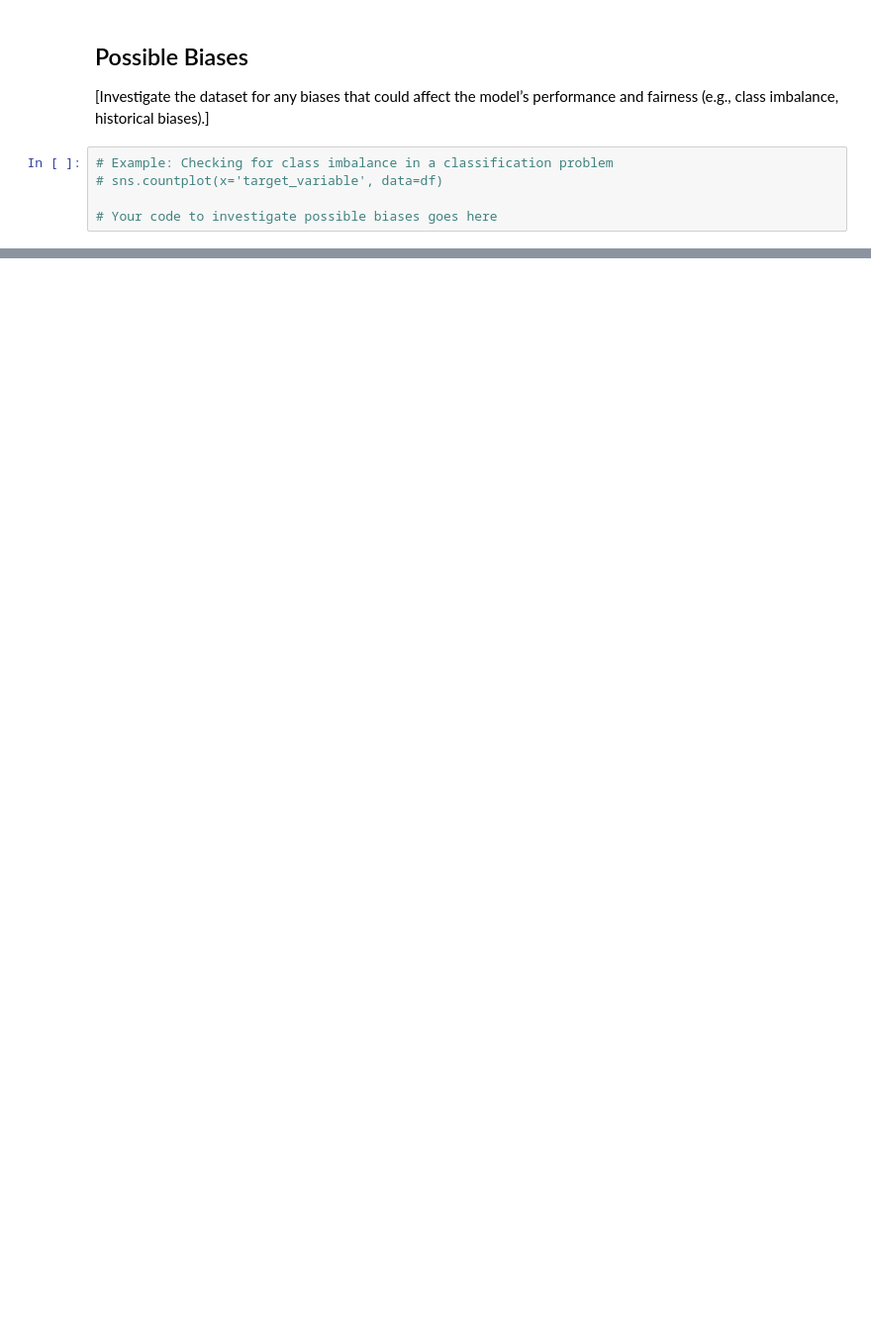
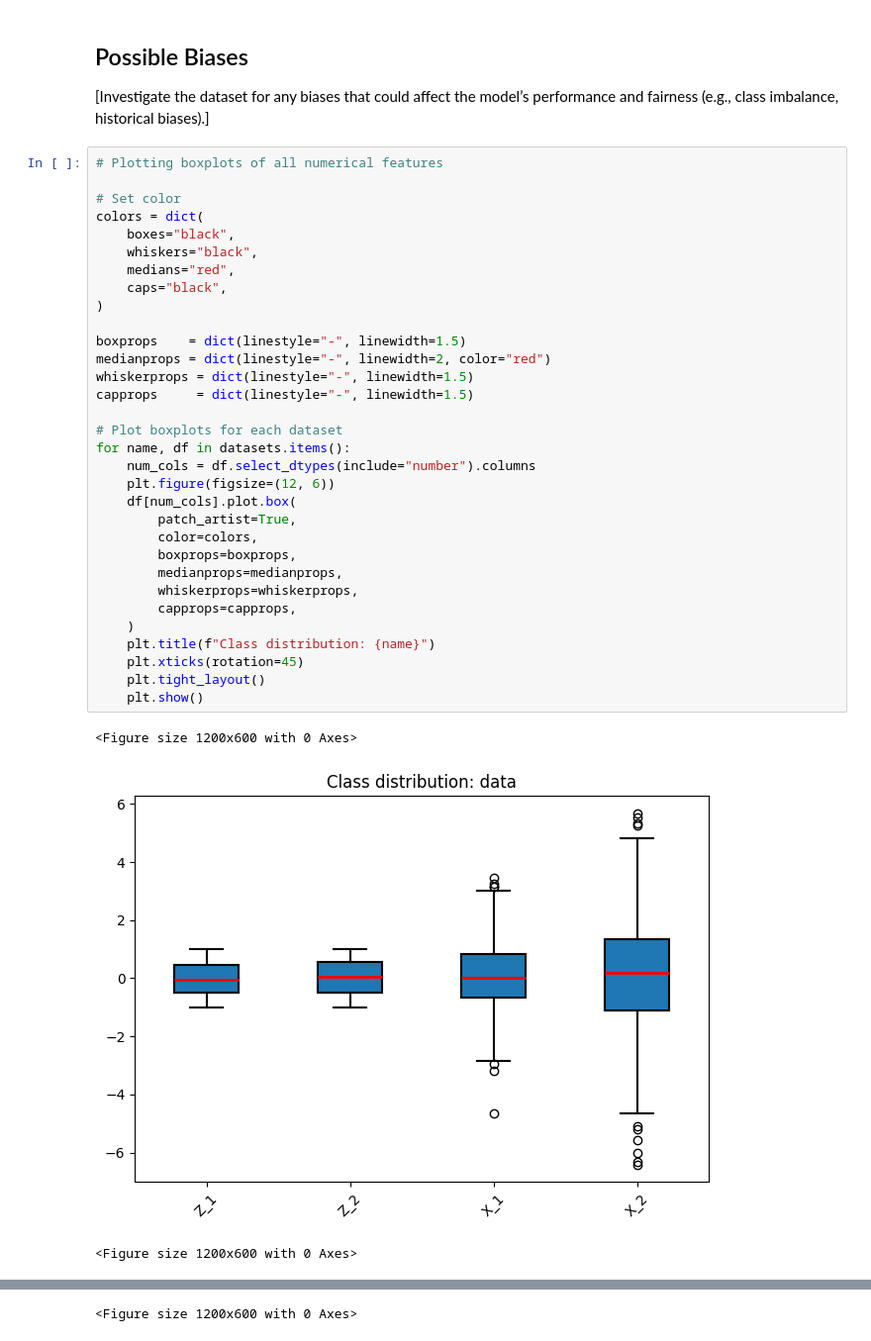
Before and after one commit to irisyyl/Casual_Inference_causal_direction_iv, a Jupyter notebook: 1_DatasetCharacteristics/exploratory_data_analysis.ipynb, the cells around one changed output, grey strips where cells are left out. Shown at 99% size. Saved outputs shown, nothing was run; the diff lists cells and outputs as text; blank space fills up the shorter version.

```diff
--- a/1_DatasetCharacteristics/exploratory_data_analysis.ipynb
+++ b/1_DatasetCharacteristics/exploratory_data_analysis.ipynb
@@ -87,8 +169,39 @@ plt.show()
 ## Possible Biases
 
 [Investigate the dataset for any biases that could affect the model’s performance and fairness (e.g., class imbalance, historical biases).]
-# %%
-# Example: Checking for class imbalance in a classification problem
-# sns.countplot(x='target_variable', data=df)
-
-# Your code to investigate possible biases goes here
+# %%
+# Plotting boxplots of all numerical features
+
+# Set color
+colors = dict(
+    boxes="black",
+    whiskers="black",
+    medians="red",
+    caps="black",
+)
+
+boxprops    = dict(linestyle="-", linewidth=1.5)
+medianprops = dict(linestyle="-", linewidth=2, color="red")
+whiskerprops = dict(linestyle="-", linewidth=1.5)
+capprops     = dict(linestyle="-", linewidth=1.5)
+
+# Plot boxplots for each dataset
+for name, df in datasets.items():
+    num_cols = df.select_dtypes(include="number").columns
+    plt.figure(figsize=(12, 6))
+    df[num_cols].plot.box(
+        patch_artist=True,
+        color=colors,
+        boxprops=boxprops,
+        medianprops=medianprops,
+        whiskerprops=whiskerprops,
+        capprops=capprops,
+    )
+    plt.title(f"Class distribution: {name}")
+    plt.xticks(rotation=45)
+    plt.tight_layout()
+    plt.show()
+# %% [output]
+<Figure size 1200x600 with 0 Axes>
+[figure, added]
+<Figure size 1200x600 with 0 Axes>
@@ -94,0 +209 @@ plt.show()
+<Figure size 1200x600 with 0 Axes>
```
Also changed, not shown: parts of 17 cells of this notebook, 4 other files.
